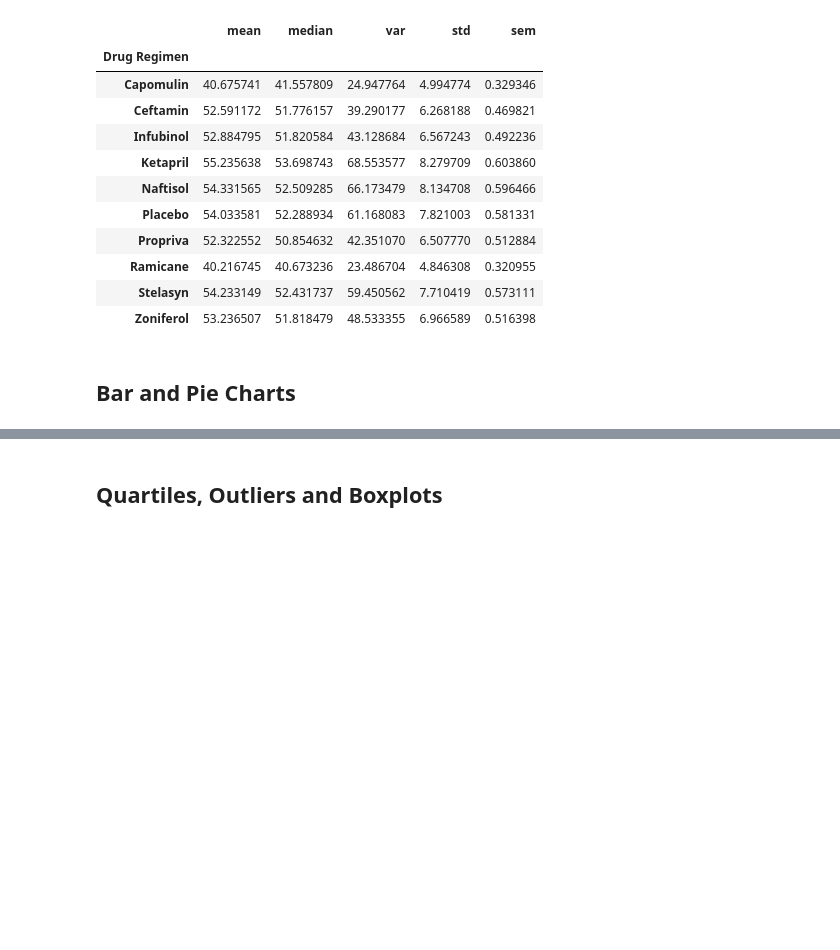
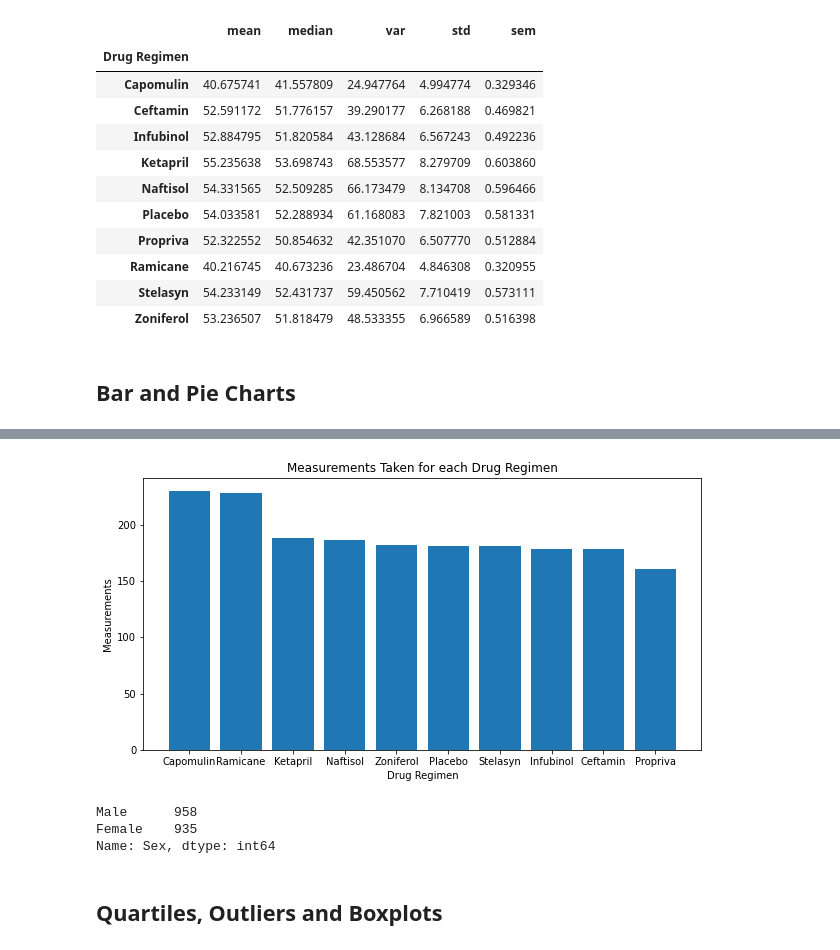
Before and after one commit to ASacdpraseuth/pymaceuticals, a Jupyter notebook: pymaceuticals_starter.ipynb, the cells around one changed output, grey strips where cells are left out. Saved outputs shown, nothing was run; the diff lists cells and outputs as text; code cells hidden in the pictures; blank space fills up the shorter version.

```diff
--- a/pymaceuticals_starter.ipynb
+++ b/pymaceuticals_starter.ipynb
@@ -172,7 +179,23 @@ agg_df
 # %%
 # Generate a bar plot showing the total number of measurements taken on each drug regimen using pyplot.
+drugs = measurements['Drug Regimen']
+mcounts = measurements['Measurements']
+fig = plt.figure(figsize = (10, 5))
+
+plt.bar(drugs, mcounts)
+plt.xlabel('Drug Regimen')
+plt.ylabel('Measurements')
+plt.title('Measurements Taken for each Drug Regimen')
+plt.show()
+# %% [output]
+[figure, added]
 # %%
 # Generate a pie plot showing the distribution of female versus male mice using pandas
+gendercounts = df['Sex'].value_counts()
+# %% [output]
+Male      958
+Female    935
+Name: Sex, dtype: int64
 # %%
 # Generate a pie plot showing the distribution of female versus male mice using pyplot
 # %% [markdown]
```
Also changed, not shown: parts of 1 cell of this notebook.
